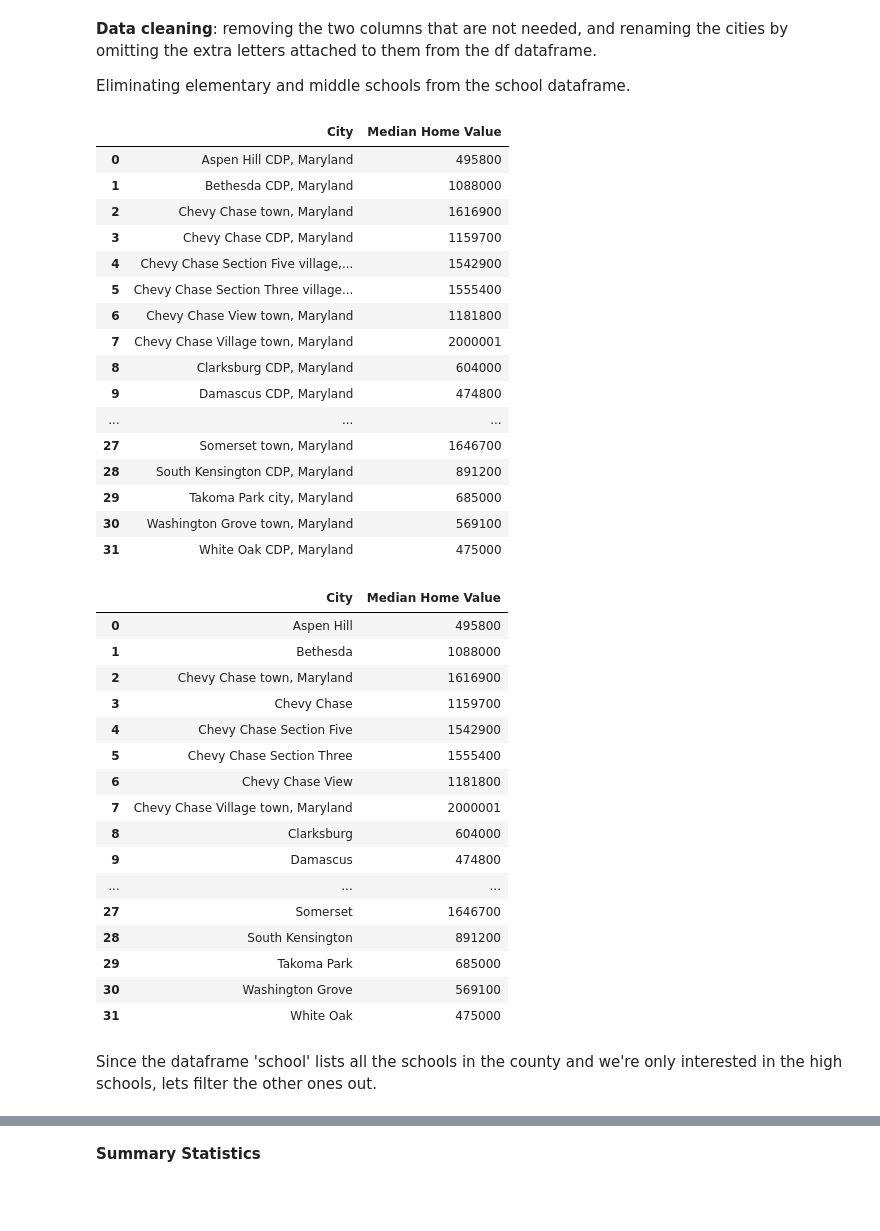
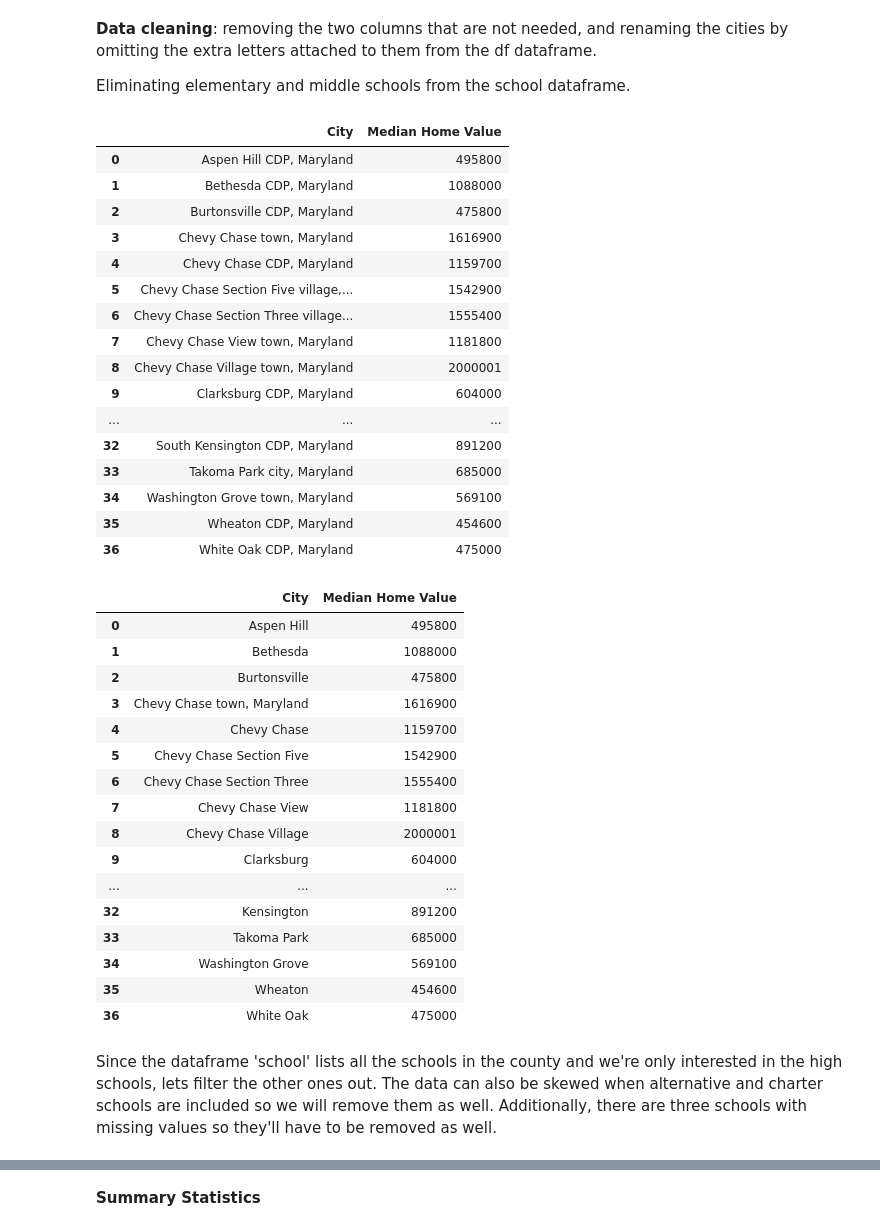
Before and after one commit to LilianeEff/Data205, a Jupyter notebook: EDA_for_Project.ipynb, the cells around one changed output, grey strips where cells are left out. Saved outputs shown, nothing was run; the diff lists cells and outputs as text; code cells hidden in the pictures; blank space fills up the shorter version.

```diff
--- a/EDA_for_Project.ipynb
+++ b/EDA_for_Project.ipynb
@@ -48,7 +49,7 @@ if response.status_code == 200:
         "Chevy Chase Section Three", "Aspen Hill", "Damascus", "Chevy Chase View", "Chevy Chase Village",
         "Gaithersburg", "Clarksburg", "Olney", "Garrett Park", "Glen Echo", "Kensington", "Laytonsville",
         "Martins Additions", "North Chevy Chase", "Poolesville", "Rockville",
-        "Somerset", "Takoma Park", "white Oak", "Washington Grove", "Silver Spring", "Bethesda", "Potomac", "Germantown",
+       "Takoma Park", "Seneca Valley", "Derwood", "white Oak", "Washington Grove", "Burtonsville", "Cloverly", "Kemp Mill", "Glenmont", "Wheaton", "Silver Spring", "Bethesda", "Potomac", "Germantown",
     ]
 
     # Filter DataFrame for only Montgomery County cities
@@ -119,71 +120,80 @@ display(df)
 |  | City | Median Home Value |
 | 0 | Aspen Hill CDP, Maryland | 495800 |
 | 1 | Bethesda CDP, Maryland | 1088000 |
-| 2 | Chevy Chase town, Maryland | 1616900 |
-| 3 | Chevy Chase CDP, Maryland | 1159700 |
-| 4 | Chevy Chase Section Five village,... | 1542900 |
-| 5 | Chevy Chase Section Three village... | 1555400 |
-| 6 | Chevy Chase View town, Maryland | 1181800 |
-| 7 | Chevy Chase Village town, Maryland | 2000001 |
-| 8 | Clarksburg CDP, Maryland | 604000 |
-| 9 | Damascus CDP, Maryland | 474800 |
+| 2 | Burtonsville CDP, Maryland | 475800 |
+| 3 | Chevy Chase town, Maryland | 1616900 |
+| 4 | Chevy Chase CDP, Maryland | 1159700 |
+| 5 | Chevy Chase Section Five village,... | 1542900 |
+| 6 | Chevy Chase Section Three village... | 1555400 |
+| 7 | Chevy Chase View town, Maryland | 1181800 |
+| 8 | Chevy Chase Village town, Maryland | 2000001 |
+| 9 | Clarksburg CDP, Maryland | 604000 |
 | ... | ... | ... |
-| 27 | Somerset town, Maryland | 1646700 |
-| 28 | South Kensington CDP, Maryland | 891200 |
-| 29 | Takoma Park city, Maryland | 685000 |
-| 30 | Washington Grove town, Maryland | 569100 |
-| 31 | White Oak CDP, Maryland | 475000 |
+| 32 | South Kensington CDP, Maryland | 891200 |
+| 33 | Takoma Park city, Maryland | 685000 |
+| 34 | Washington Grove town, Maryland | 569100 |
+| 35 | Wheaton CDP, Maryland | 454600 |
+| 36 | White Oak CDP, Maryland | 475000 |
 # %%
-#Rename cities
+#Rename cities by removing their classifications and the name of the state
 df.loc[df['City'].str.contains('Germantown CDP', case=False), 'City'] = 'Germantown'
 df.loc[df['City'].str.contains('Chevy Chase CDP', case=False), 'City'] = 'Chevy Chase'
 df.loc[df['City'].str.contains('Chevy Chase Section Five Village', case=False), 'City'] = 'Chevy Chase Section Five'
 df.loc[df['City'].str.contains('Chevy Chase Section Three Village', case=False), 'City'] = 'Chevy Chase Section Three'
 df.loc[df['City'].str.contains('Chevy Chase View Town', case=False), 'City'] = 'Chevy Chase View'
+df.loc[df['City'].str.contains('Chevy Chase Village Town', case=False), 'City'] = 'Chevy Chase Village'
+df.loc[df['City'].str.contains('Derwood CDP', case=False), 'City'] = 'Derwood'
 df.loc[df['City'].str.contains('Bethesda CDP', case=False), 'City'] = 'Bethesda'
 df.loc[df['City'].str.contains('Silver Spring CDP', case=False), 'City'] = 'Silver Spring'
 df.loc[df['City'].str.contains('Washington Grove Town', case=False), 'City'] = 'Washington Grove'
 df.loc[df['City'].str.contains('Potomac CDP', case=False), 'City'] = 'Potomac'
 df.loc[df['City'].str.contains('Potomac Heights CDP', case=False), 'City'] = 'Potomac Heights'
 df.loc[df['City'].str.contains('Potomac Park CDP', case=False), 'City'] = 'Potomac Park'
 df.loc[df['City'].str.contains('Martins Addition CDP', case=False), 'City'] = 'Martins Addition'
 df.loc[df['City'].str.contains('Damascus CDP', case=False), 'City'] = 'Damascus'
 df.loc[df['City'].str.contains('Laytonsville Town', case=False), 'City'] = 'Laytonsville'
 df.loc[df['City'].str.contains('Kensington Town', case=False), 'City'] = 'Kensington'
 df.loc[df['City'].str.contains('Glen Echo Town', case=False), 'City'] = 'Glen Echo'
 df.loc[df['City'].str.contains('Garrett Park Town', case=False), 'City'] = 'Garrett Park'
 df.loc[df['City'].str.contains('Olney CDP', case=False), 'City'] = 'Olney'
 df.loc[df['City'].str.contains('Clarksburg CDP', case=False), 'City'] = 'Clarksburg'
 df.loc[df['City'].str.contains('Gaithersburg City', case=False), 'City'] = 'Gaithersburg'
 df.loc[df['City'].str.contains('Takoma Park City', case=False), 'City'] = 'Takoma Park'
 df.loc[df['City'].str.contains('Somerset Town', case=False), 'City'] = 'Somerset'
 df.loc[df['City'].str.contains('South Kensington CDP', case=False), 'City'] = 'South Kensington'
 df.loc[df['City'].str.contains('Rockville City', case=False), 'City'] = 'Rockville'
 df.loc[df['City'].str.contains('Poolesville Town', case=False), 'City'] = 'Poolesville'
 df.loc[df['City'].str.contains('North Betheda CDP', case=False), 'City'] = 'North Bethesda'
 df.loc[df['City'].str.contains('North Chevy Chase Village', case=False), 'City'] = 'North Chevy Chase'
 df.loc[df['City'].str.contains('North Potomac CDP', case=False), 'City'] = 'North Potomac'
 df.loc[df['City'].str.contains('white Oak CDP', case=False), 'City'] = 'White Oak'
 df.loc[df['City'].str.contains('Aspen Hill CDP', case=False), 'City'] = 'Aspen Hill'
+df.loc[df['City'].str.contains('Glenmont CDP', case=False), 'City'] = 'Glenmont'
+df.loc[df['City'].str.contains('Wheaton CDP', case=False), 'City'] = 'Wheaton'
+df.loc[df['City'].str.contains('Burtonsville CDP', case=False), 'City'] = 'Burtonsville'
+df.loc[df['City'].str.contains('Cloverly CDP', case=False), 'City'] = 'Cloverly'
+df.loc[df['City'].str.contains('Kemp Mill CDP', case=False), 'City'] = 'Kemp Mill'
+df.loc[df['City'].str.contains('North Kensington CDP', case=False), 'City'] = 'North Kensington'
+df.loc[df['City'].str.contains('Kensington', case=False), 'City'] = 'Kensington'
 
 display(df)
 # %% [output]
 |  | City | Median Home Value |
 | 0 | Aspen Hill | 495800 |
 | 1 | Bethesda | 1088000 |
-| 2 | Chevy Chase town, Maryland | 1616900 |
-| 3 | Chevy Chase | 1159700 |
-| 4 | Chevy Chase Section Five | 1542900 |
-| 5 | Chevy Chase Section Three | 1555400 |
-| 6 | Chevy Chase View | 1181800 |
-| 7 | Chevy Chase Village town, Maryland | 2000001 |
-| 8 | Clarksburg | 604000 |
-| 9 | Damascus | 474800 |
+| 2 | Burtonsville | 475800 |
+| 3 | Chevy Chase town, Maryland | 1616900 |
+| 4 | Chevy Chase | 1159700 |
+| 5 | Chevy Chase Section Five | 1542900 |
+| 6 | Chevy Chase Section Three | 1555400 |
+| 7 | Chevy Chase View | 1181800 |
+| 8 | Chevy Chase Village | 2000001 |
+| 9 | Clarksburg | 604000 |
 | ... | ... | ... |
-| 27 | Somerset | 1646700 |
-| 28 | South Kensington | 891200 |
-| 29 | Takoma Park | 685000 |
-| 30 | Washington Grove | 569100 |
-| 31 | White Oak | 475000 |
+| 32 | Kensington | 891200 |
+| 33 | Takoma Park | 685000 |
+| 34 | Washington Grove | 569100 |
+| 35 | Wheaton | 454600 |
+| 36 | White Oak | 475000 |
 # %% [markdown]
-Since the dataframe 'school' lists all the schools in the county and we're only interested in the high schools, lets filter the other ones out.
+Since the dataframe 'school' lists all the schools in the county and we're only interested in the high schools, lets filter the other ones out. The data can also be skewed when alternative and charter schools are included so we will remove them as well. Additionally, there are three schools with missing values so they'll have to be removed as well.
```
Also changed, not shown: parts of 24 cells of this notebook.
